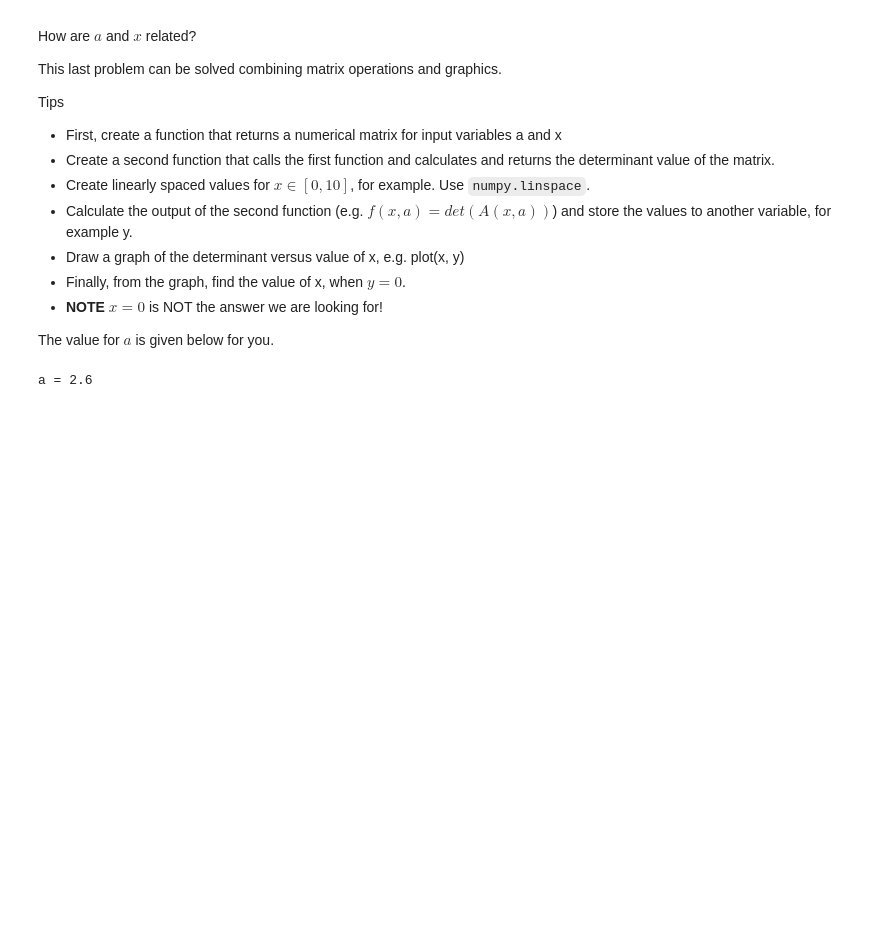
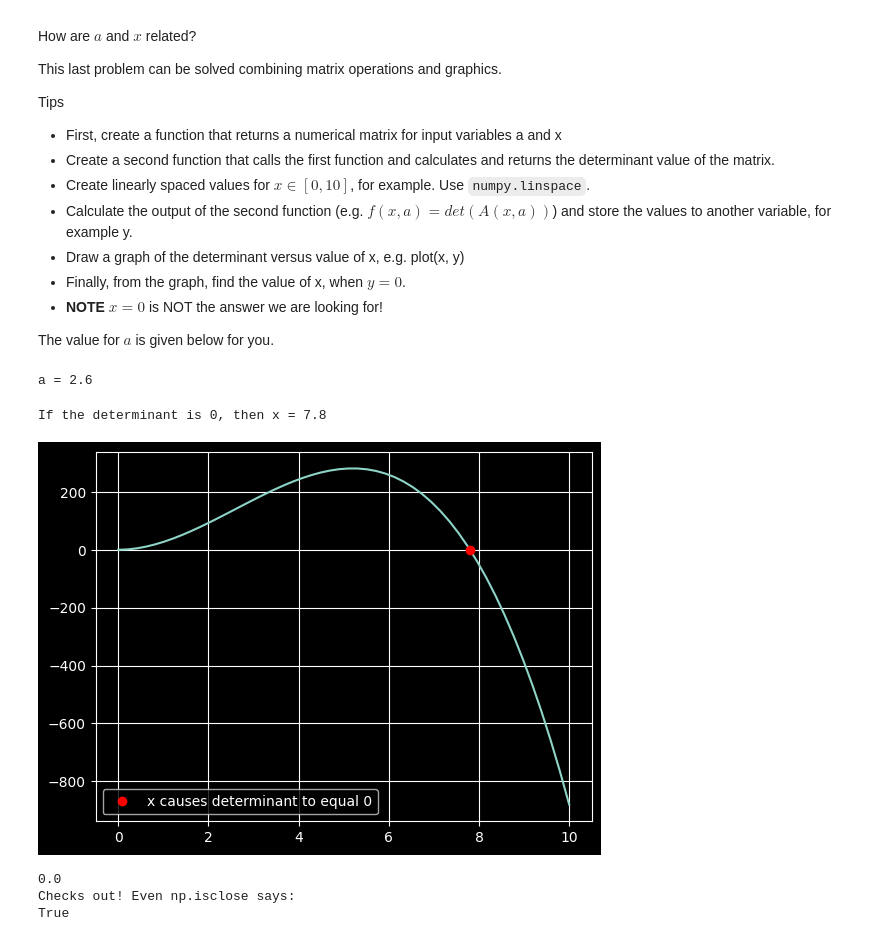
Before and after one commit to danilarv25/Hardware1, a Jupyter notebook: assignments/PythonLabs/LARVA_Lab6Matrices.ipynb, the cells around one changed output. Drawn from its saved outputs; the diff is of its cells as text; code cells hidden in the pictures; blank space fills up the shorter version.

```diff
--- a/assignments/PythonLabs/LARVA_Lab6Matrices.ipynb
+++ b/assignments/PythonLabs/LARVA_Lab6Matrices.ipynb
@@ -367,3 +367,40 @@ print(f'a = {a}')
 a = 2.6
 # %%
 # Solution for problem 5
+
+def funky_matrix(a, x):
+    a = float(a)
+    #x = float(x)
+    matrix = np.array([[a+x, a-x, a-x], [a-x, a+x, a-x], [a-x, a-x, a+x]])
+    return matrix
+
+def det_funk(a, x):
+    dets = []
+    for i in x:
+        matrix = funky_matrix(a, i)
+        det = np.linalg.det(matrix)
+        dets.append(det)
+    return np.array(dets)
+
+x = np.linspace(0,10)
+y = det_funk(a, x)
+plt.plot(x, y)
+#plt.ylim(-10, 10)
+plt.grid()
+plt.plot(7.8, 0, 'ro', label = 'x causes determinant to equal 0')
+plt.legend()
+print(f'If the determinant is 0, then x = 7.8')
+# %% [output]
+If the determinant is 0, then x = 7.8
+[figure, added]
+# %%
+#I will test to see if it checks out
+check = funky_matrix(a, 7.8)
+detcheck = np.linalg.det(check)
+print(np.round(detcheck, 3))
+print("Checks out! Even np.isclose says:")
+print(np.isclose(detcheck, 0))
+# %% [output]
+0.0
+Checks out! Even np.isclose says:
+True
```
